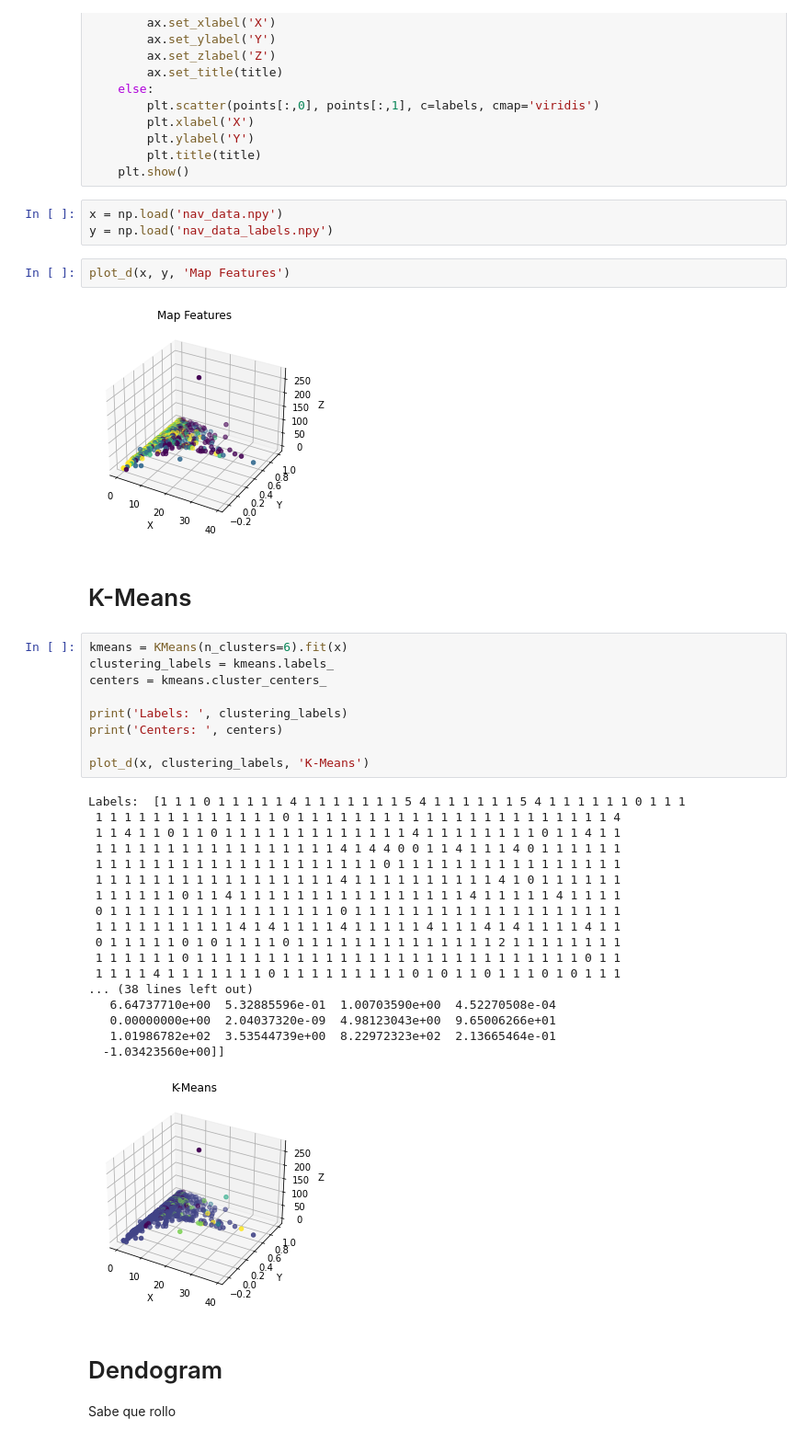
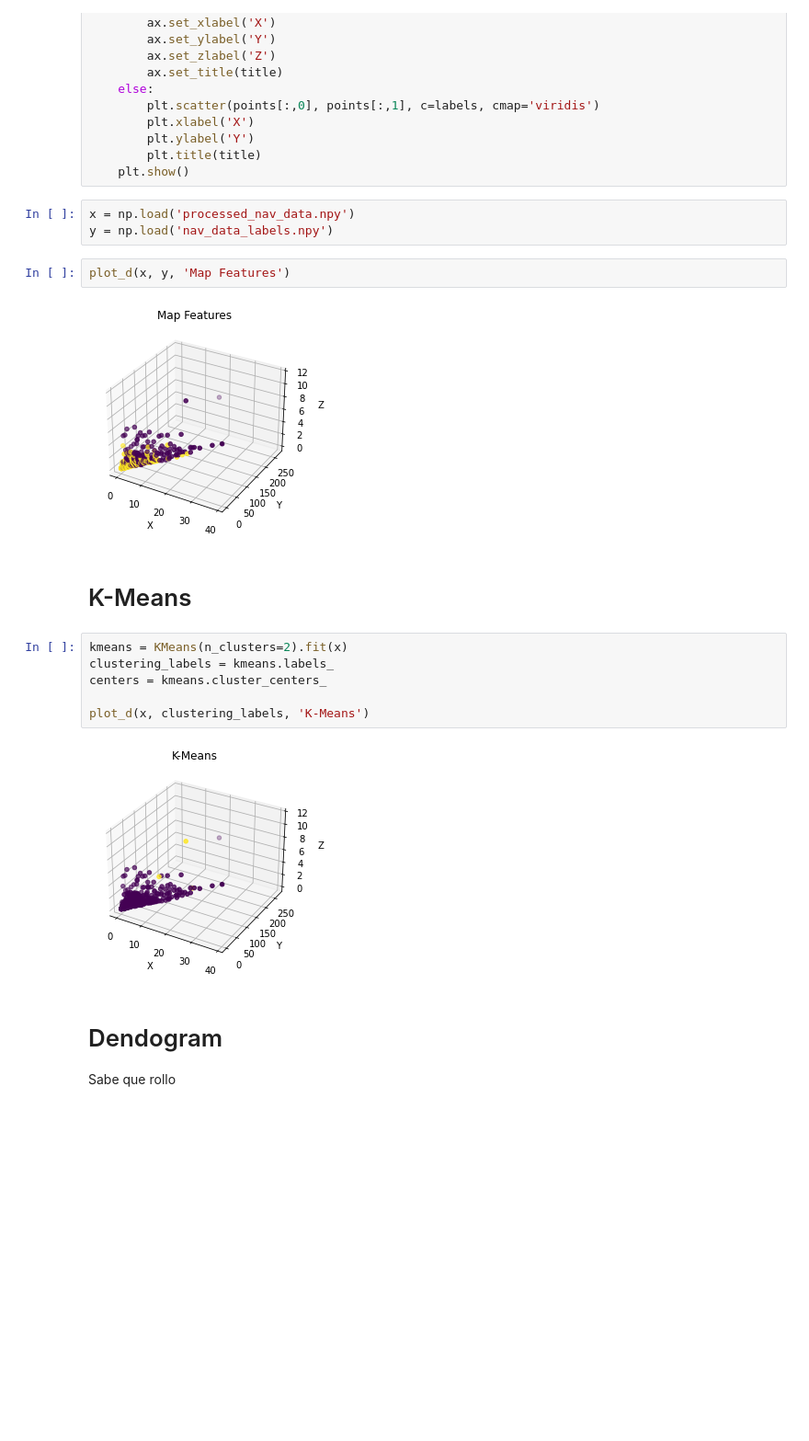
Before and after one commit to Hivini/rover-route-planning, a Jupyter notebook: data_analysis/agrupamiento_nav.ipynb, the cells around one changed output. Shown: that part at 92% size. Cells and saved outputs as stored; diff of their text form; blank space fills up the shorter version.

```diff
--- a/data_analysis/agrupamiento_nav.ipynb
+++ b/data_analysis/agrupamiento_nav.ipynb
@@ -25,42 +25,22 @@ def plot_d(points, labels, title):
         plt.title(title)
     plt.show()
 # %%
-x = np.load('nav_data.npy')
+x = np.load('processed_nav_data.npy')
 y = np.load('nav_data_labels.npy')
 # %%
 plot_d(x, y, 'Map Features')
 # %% [output]
-[figure, old version]
+[figure, new version]
 # %% [markdown]
 # K-Means
 # %%
-kmeans = KMeans(n_clusters=6).fit(x)
+kmeans = KMeans(n_clusters=2).fit(x)
 clustering_labels = kmeans.labels_
 centers = kmeans.cluster_centers_
 
-print('Labels: ', clustering_labels)
-print('Centers: ', centers)
-
 plot_d(x, clustering_labels, 'K-Means')
 # %% [output]
-Labels:  [1 1 1 0 1 1 1 1 1 4 1 1 1 1 1 1 1 5 4 1 1 1 1 1 1 5 4 1 1 1 1 1 1 0 1 1 1
- 1 1 1 1 1 1 1 1 1 1 1 1 1 0 1 1 1 1 1 1 1 1 1 1 1 1 1 1 1 1 1 1 1 1 1 1 4
- 1 1 4 1 1 0 1 1 0 1 1 1 1 1 1 1 1 1 1 1 1 1 4 1 1 1 1 1 1 1 1 0 1 1 4 1 1
- 1 1 1 1 1 1 1 1 1 1 1 1 1 1 1 1 1 4 1 4 4 0 0 1 1 4 1 1 1 4 0 1 1 1 1 1 1
- 1 1 1 1 1 1 1 1 1 1 1 1 1 1 1 1 1 1 1 1 0 1 1 1 1 1 1 1 1 1 1 1 1 1 1 1 1
- 1 1 1 1 1 1 1 1 1 1 1 1 1 1 1 1 1 4 1 1 1 1 1 1 1 1 1 1 4 1 0 1 1 1 1 1 1
- 1 1 1 1 1 1 0 1 1 4 1 1 1 1 1 1 1 1 1 1 1 1 1 1 1 1 4 1 1 1 1 1 4 1 1 1 1
- 0 1 1 1 1 1 1 1 1 1 1 1 1 1 1 1 1 0 1 1 1 1 1 1 1 1 1 1 1 1 1 1 1 1 1 1 1
- 1 1 1 1 1 1 1 1 1 1 4 1 4 1 1 1 1 4 1 1 1 1 1 4 1 1 1 4 1 4 1 1 1 1 4 1 1
- 0 1 1 1 1 1 0 1 0 1 1 1 1 0 1 1 1 1 1 1 1 1 1 1 1 1 1 1 2 1 1 1 1 1 1 1 1
- 1 1 1 1 1 1 0 1 1 1 1 1 1 1 1 1 1 1 1 1 1 1 1 1 1 1 1 1 1 1 1 1 1 1 0 1 1
- 1 1 1 1 4 1 1 1 1 1 1 1 0 1 1 1 1 1 1 1 1 1 0 1 0 1 1 0 1 1 1 0 1 0 1 1 1
-... (38 lines left out)
-   6.64737710e+00  5.32885596e-01  1.00703590e+00  4.52270508e-04
-   0.00000000e+00  2.04037320e-09  4.98123043e+00  9.65006266e+01
-   1.01986782e+02  3.53544739e+00  8.22972323e+02  2.13665464e-01
-  -1.03423560e+00]]
-[figure, old version]
+[figure, new version]
 # %% [markdown]
 # Dendogram
 Sabe que rollo
```
Also changed, not shown: parts of 9 cells of this notebook, 38 other files.
